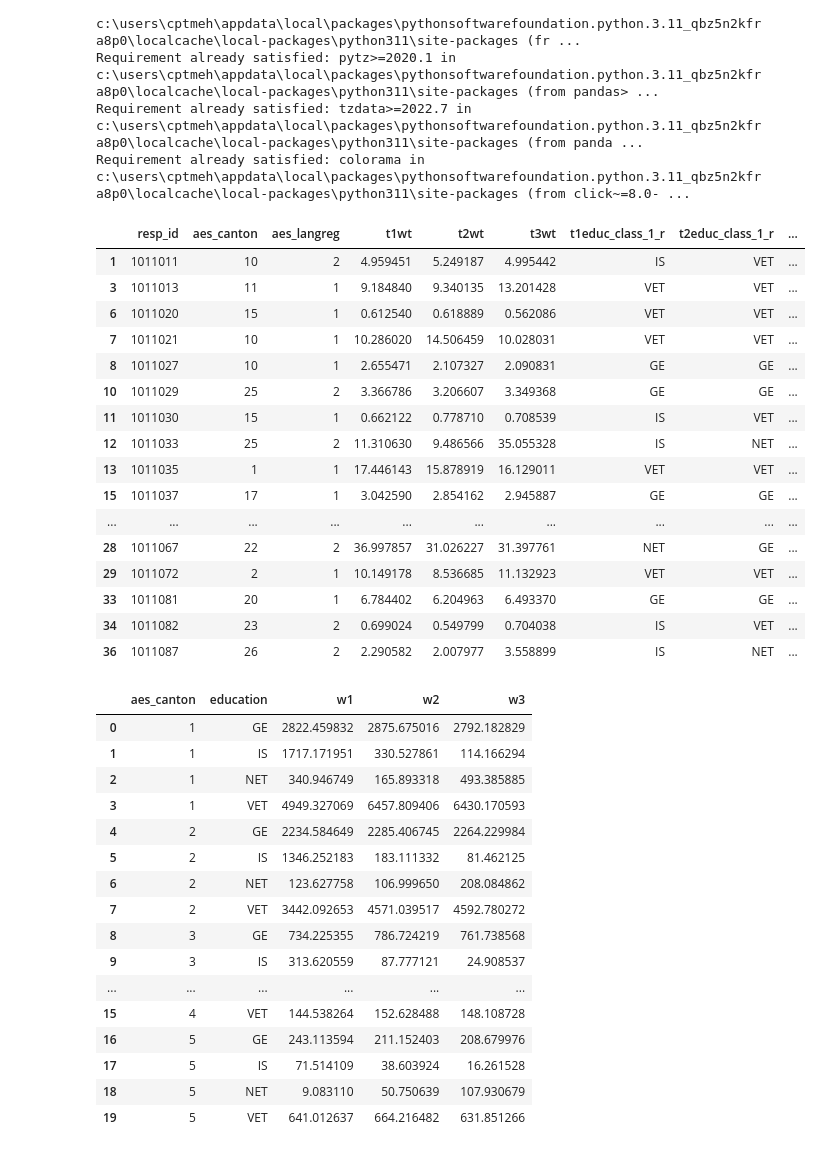
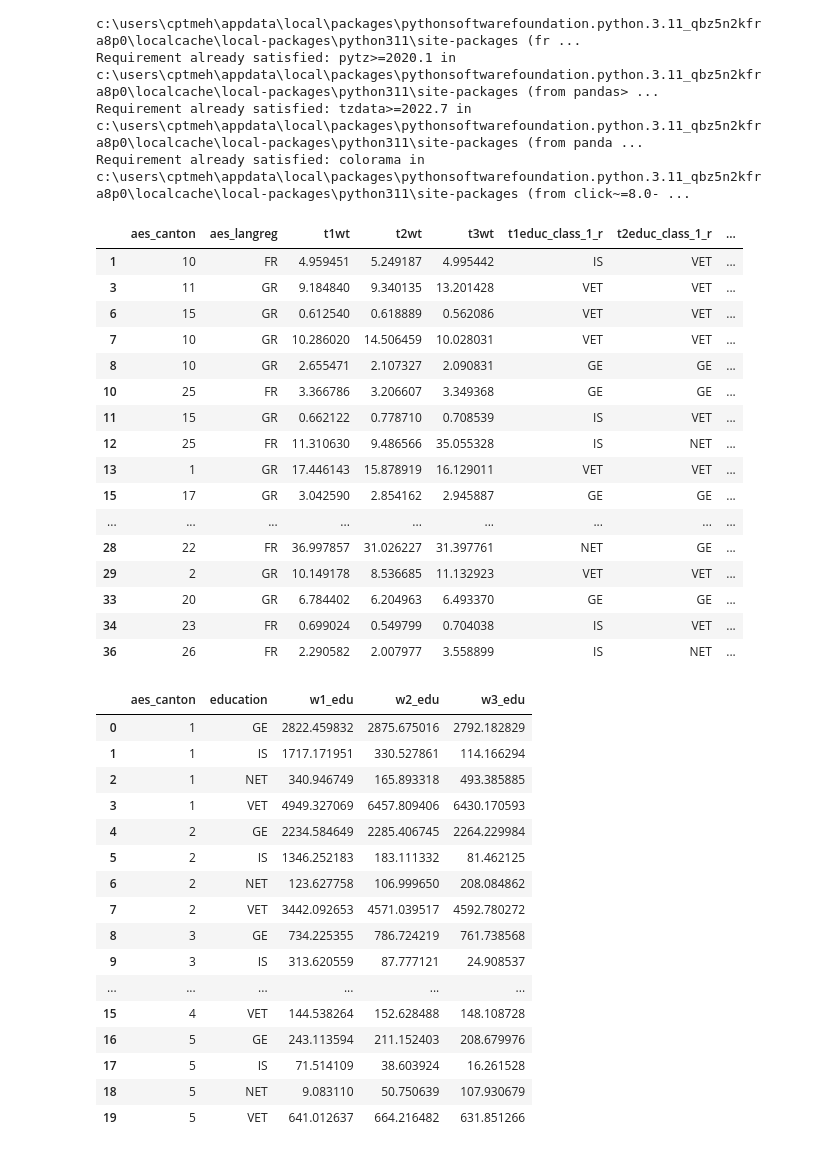
Before and after one commit to CptMeh/TREE-Visualisation, a Jupyter notebook: data/data_curration.ipynb, the cells around one changed output. Saved outputs shown, nothing was run; the diff lists cells and outputs as text; code cells hidden in the pictures.

Commit message:
summary of data in summary.csv for table

```diff
--- a/data/data_curration.ipynb
+++ b/data/data_curration.ipynb
@@ -32,72 +32,72 @@ def setEdj(df: pd.DataFrame, key) -> None :
 # %%
 merged_df = pd.read_csv("./study-data/TREE2_Data_IWI_Open_Data_Vorlesung_2023_nolabel.csv")
 
 merged_df = merged_df[merged_df['t1bqvalids'] != 'No valid response']
 merged_df = merged_df[merged_df['t2bqvalids'] != 'No valid response']
 merged_df = merged_df[merged_df['t3bqvalids'] != 'No valid response']
 
 merged_df.dropna(inplace=True)
 merged_df['t1educ_class_1_r'] = merged_df['t1educ_class_1_r'].astype(int).astype(str)
 merged_df['t2educ_class_1_r'] = merged_df['t2educ_class_1_r'].astype(int).astype(str)
 merged_df['t3educ_class_1_r'] = merged_df['t3educ_class_1_r'].astype(int).astype(str)
 
 
 setEdj(merged_df, 't1educ_class_1_r')
 setEdj(merged_df, 't2educ_class_1_r')
 setEdj(merged_df, 't3educ_class_1_r')
 
-cols = ['resp_id', 'aes_canton', 'aes_langreg', 't1wt', 't2wt', 't3wt', 't1educ_class_1_r', 't2educ_class_1_r', 't3educ_class_1_r']
+cols = ['aes_canton', 'aes_langreg', 't1wt', 't2wt', 't3wt', 't1educ_class_1_r', 't2educ_class_1_r', 't3educ_class_1_r']
 
 merged_df = merged_df[cols]
 merged_df.fillna(0, inplace=True)
 
+merged_df['aes_langreg'] = merged_df['aes_langreg'].replace(1, 'GR')
+merged_df['aes_langreg'] = merged_df['aes_langreg'].replace(2, 'FR')
+merged_df['aes_langreg'] = merged_df['aes_langreg'].replace(3, 'IT')
+
 merged_df.head(20)
 # %% [output]
-|  | resp_id | aes_canton | aes_langreg | t1wt | t2wt | t3wt | t1educ_class_1_r | t2educ_class_1_r | ... |
-| 1 | 1011011 | 10 | 2 | 4.959451 | 5.249187 | 4.995442 | IS | VET | ... |
-| 3 | 1011013 | 11 | 1 | 9.184840 | 9.340135 | 13.201428 | VET | VET | ... |
-| 6 | 1011020 | 15 | 1 | 0.612540 | 0.618889 | 0.562086 | VET | VET | ... |
-| 7 | 1011021 | 10 | 1 | 10.286020 | 14.506459 | 10.028031 | VET | VET | ... |
-| 8 | 1011027 | 10 | 1 | 2.655471 | 2.107327 | 2.090831 | GE | GE | ... |
-| 10 | 1011029 | 25 | 2 | 3.366786 | 3.206607 | 3.349368 | GE | GE | ... |
-| 11 | 1011030 | 15 | 1 | 0.662122 | 0.778710 | 0.708539 | IS | VET | ... |
-| 12 | 1011033 | 25 | 2 | 11.310630 | 9.486566 | 35.055328 | IS | NET | ... |
-| 13 | 1011035 | 1 | 1 | 17.446143 | 15.878919 | 16.129011 | VET | VET | ... |
-| 15 | 1011037 | 17 | 1 | 3.042590 | 2.854162 | 2.945887 | GE | GE | ... |
-| ... | ... | ... | ... | ... | ... | ... | ... | ... | ... |
-| 28 | 1011067 | 22 | 2 | 36.997857 | 31.026227 | 31.397761 | NET | GE | ... |
-| 29 | 1011072 | 2 | 1 | 10.149178 | 8.536685 | 11.132923 | VET | VET | ... |
-| 33 | 1011081 | 20 | 1 | 6.784402 | 6.204963 | 6.493370 | GE | GE | ... |
-| 34 | 1011082 | 23 | 2 | 0.699024 | 0.549799 | 0.704038 | IS | VET | ... |
-| 36 | 1011087 | 26 | 2 | 2.290582 | 2.007977 | 3.558899 | IS | NET | ... |
+|  | aes_canton | aes_langreg | t1wt | t2wt | t3wt | t1educ_class_1_r | t2educ_class_1_r | ... |
+| 1 | 10 | FR | 4.959451 | 5.249187 | 4.995442 | IS | VET | ... |
+| 3 | 11 | GR | 9.184840 | 9.340135 | 13.201428 | VET | VET | ... |
+| 6 | 15 | GR | 0.612540 | 0.618889 | 0.562086 | VET | VET | ... |
+| 7 | 10 | GR | 10.286020 | 14.506459 | 10.028031 | VET | VET | ... |
+| 8 | 10 | GR | 2.655471 | 2.107327 | 2.090831 | GE | GE | ... |
+| 10 | 25 | FR | 3.366786 | 3.206607 | 3.349368 | GE | GE | ... |
+| 11 | 15 | GR | 0.662122 | 0.778710 | 0.708539 | IS | VET | ... |
+| 12 | 25 | FR | 11.310630 | 9.486566 | 35.055328 | IS | NET | ... |
+| 13 | 1 | GR | 17.446143 | 15.878919 | 16.129011 | VET | VET | ... |
+| 15 | 17 | GR | 3.042590 | 2.854162 | 2.945887 | GE | GE | ... |
+| ... | ... | ... | ... | ... | ... | ... | ... | ... |
+| 28 | 22 | FR | 36.997857 | 31.026227 | 31.397761 | NET | GE | ... |
+| 29 | 2 | GR | 10.149178 | 8.536685 | 11.132923 | VET | VET | ... |
+| 33 | 20 | GR | 6.784402 | 6.204963 | 6.493370 | GE | GE | ... |
+| 34 | 23 | FR | 0.699024 | 0.549799 | 0.704038 | IS | VET | ... |
+| 36 | 26 | FR | 2.290582 | 2.007977 | 3.558899 | IS | NET | ... |
 # %%
 # Grouping data by canton and education type and calculating the weighted count
 w1_cantons = merged_df.groupby(['aes_canton', 't1educ_class_1_r']).apply(
-    lambda x: (x['t1wt']).sum()).reset_index(name='wave_1')
+    lambda x: (x['t1wt']).sum()).reset_index(name='w1_edu')
 
 w2_cantons = merged_df.groupby(['aes_canton', 't2educ_class_1_r']).apply(
-    lambda x: (x['t1wt']).sum()).reset_index(name='wave_2')
+    lambda x: (x['t1wt']).sum()).reset_index(name='w2_edu')
 
 w3_cantons = merged_df.groupby(['aes_canton', 't3educ_class_1_r']).apply(
-    lambda x: (x['t1wt']).sum()).reset_index(name='wave_3')
+    lambda x: (x['t1wt']).sum()).reset_index(name='w3_edu')
 
 
 w1_cantons = w1_cantons.rename(columns={'t1educ_class_1_r': 'education'})
 w2_cantons = w2_cantons.rename(columns={'t2educ_class_1_r': 'education'})
 w3_cantons = w3_cantons.rename(columns={'t3educ_class_1_r': 'education'})
 
-w1_cantons.fillna(0, inplace=True)
-w2_cantons.fillna(0, inplace=True)
-w3_cantons.fillna(0, inplace=True)
 
-
-merged_df = pd.merge(w1_cantons, w2_cantons, on=['aes_canton', 'education'], how='outer')
-merged_df = pd.merge(merged_df, w3_cantons, on=['aes_canton', 'education'], how='outer')
+edu_count = pd.merge(w1_cantons, w2_cantons, on=['aes_canton', 'education'], how='outer')
+edu_count = pd.merge(edu_count, w3_cantons, on=['aes_canton', 'education'], how='outer')
 
 #merged_df.set_index('education', inplace=True)
-merged_df.head(20)
+edu_count.head(20)
 # %% [output]
-|  | aes_canton | education | w1 | w2 | w3 |
+|  | aes_canton | education | w1_edu | w2_edu | w3_edu |
 | 0 | 1 | GE | 2822.459832 | 2875.675016 | 2792.182829 |
 | 1 | 1 | IS | 1717.171951 | 330.527861 | 114.166294 |
 | 2 | 1 | NET | 340.946749 | 165.893318 | 493.385885 |
```
Also changed, not shown: parts of 8 cells of this notebook, 4 other files.
